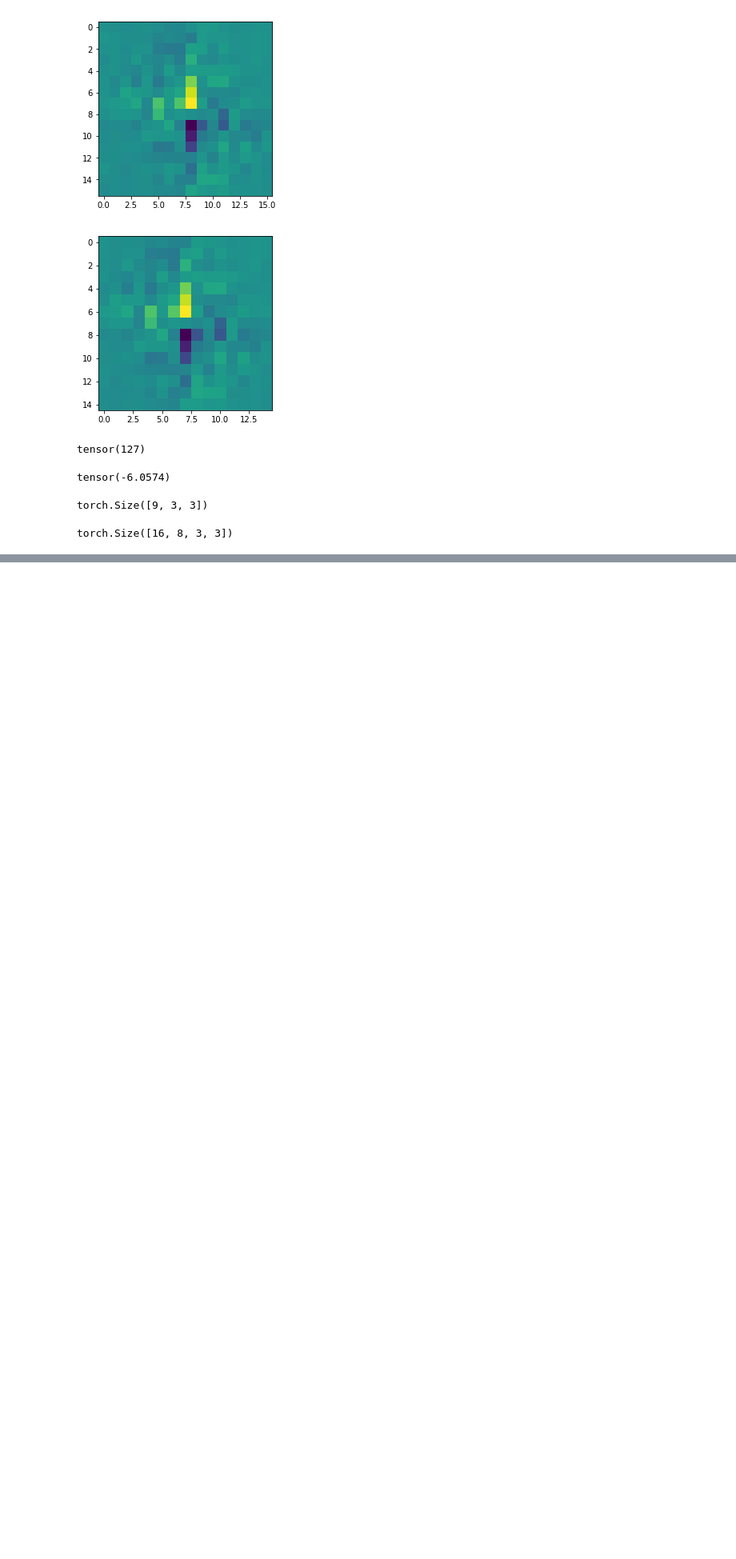
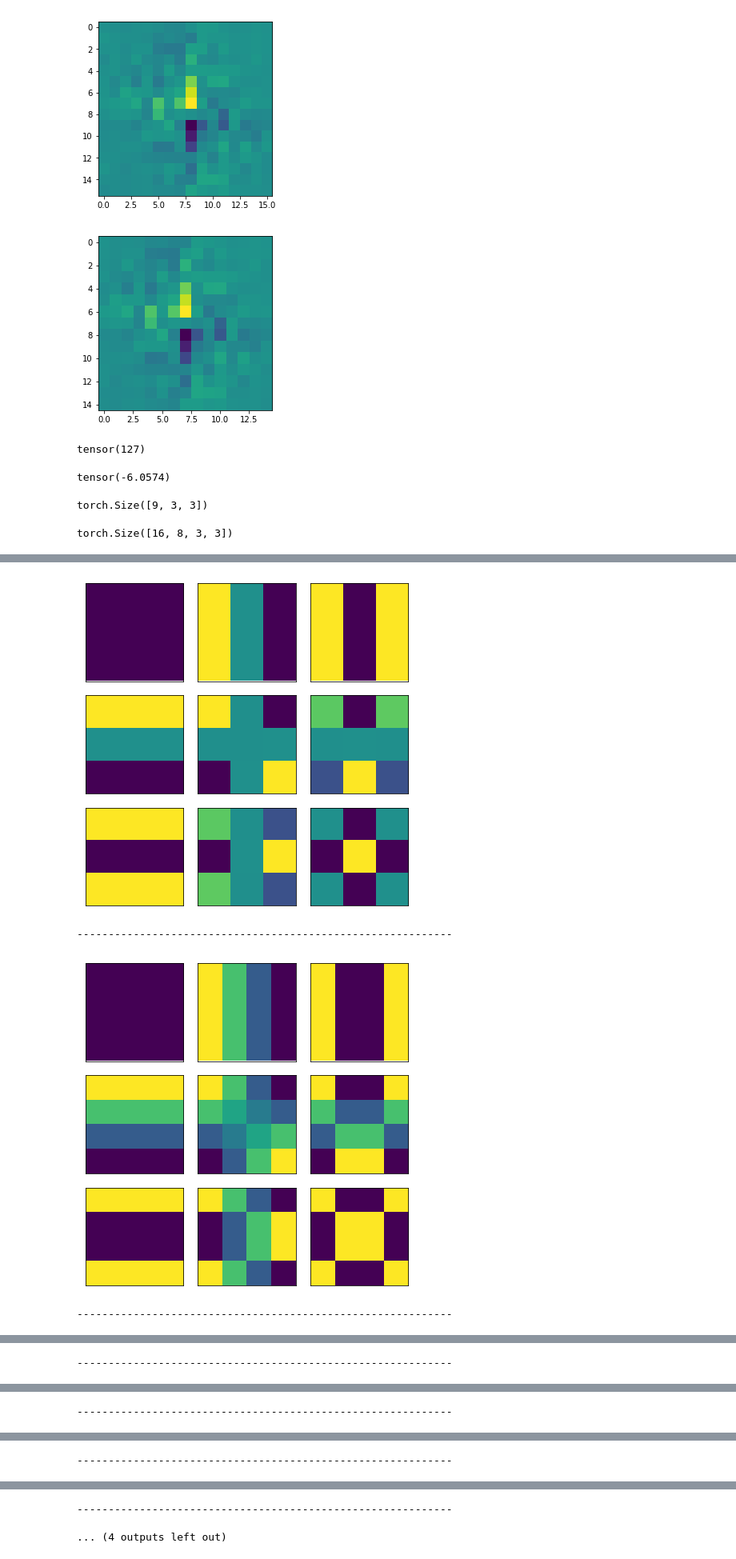
Before and after one commit to oracleofnj/scalenet, a Jupyter notebook: test_cifar10.ipynb, the cells around one changed output, grey strips where cells are left out. Shown at 80% size. Drawn from its saved outputs; the diff is of its cells as text; code cells hidden in the pictures; blank space fills up the shorter version.

```diff
--- a/test_cifar10.ipynb
+++ b/test_cifar10.ipynb
@@ -365,8 +367,3 @@ def make_bases(length, num_bases):
         for b2 in bases
     ])
     return full_bases
-# %%
-bases = make_bases(25, 5)
-for i in range(bases.shape[0]):
-    plt.imshow(bases[i])
-    plt.show()
@@ -386,0 +370,19 @@ for i in range(bases.shape[0]):
+# %%
+num_bases = 3
+for length in [3, 4, 6, 8, 11, 16, 22, 32]:
+    fig, axes = plt.subplots(
+        num_bases, num_bases,
+        subplot_kw={'xticks': [], 'yticks': []},
+        figsize=(6, 6)
+    )
+    bases = make_bases(length, num_bases)
+    for i, ax in enumerate(axes.flat):
+        ax.imshow(bases[i])
+    plt.tight_layout()
+    plt.show()
+    print('-' * 60)
+# %% [output]
+[figure, added]
+------------------------------------------------------------
+[figure, added]
+------------------------------------------------------------
@@ -386,0 +390 @@ for i in range(bases.shape[0]):
+------------------------------------------------------------
@@ -386,0 +392 @@ for i in range(bases.shape[0]):
+------------------------------------------------------------
@@ -386,0 +394 @@ for i in range(bases.shape[0]):
+------------------------------------------------------------
@@ -386,0 +396,2 @@ for i in range(bases.shape[0]):
+------------------------------------------------------------
+... (4 outputs left out)
```
Also changed, not shown: parts of 3 cells of this notebook.
